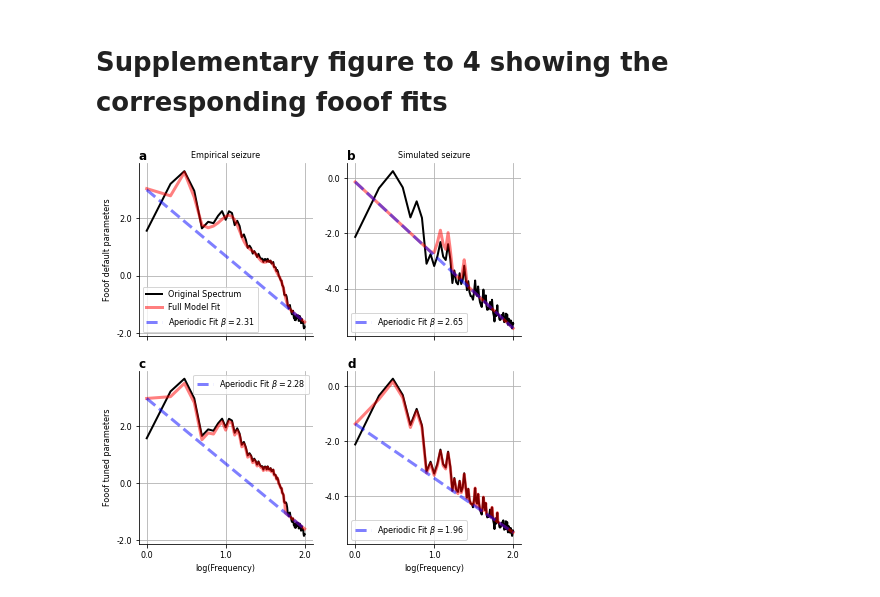
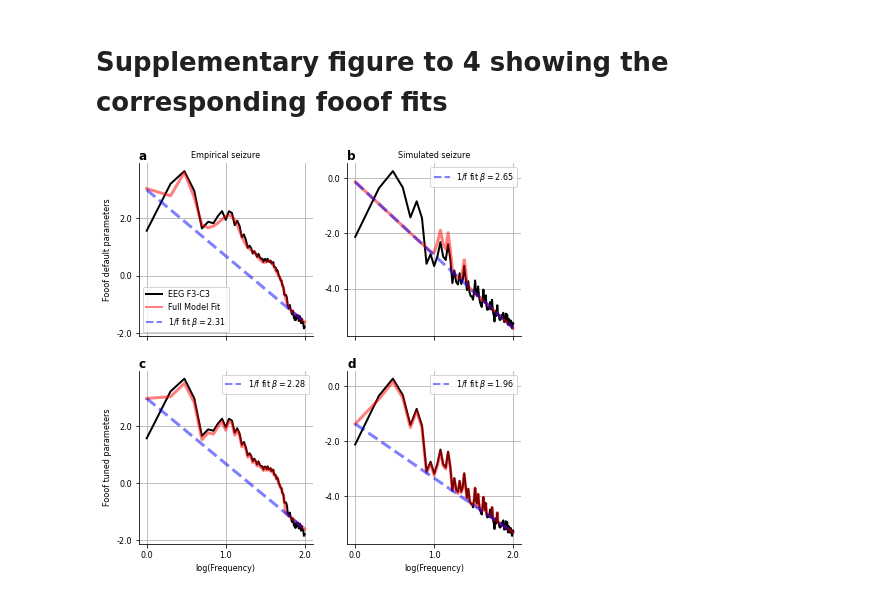
Before and after one commit to moritz-gerster/separating_periodic_from_aperiodic_PSDs, a Jupyter notebook: Fig4.ipynb, the cells around one changed output. Drawn from its saved outputs; the diff is of its cells as text; code cells hidden in the pictures.

```diff
--- a/Fig4.ipynb
+++ b/Fig4.ipynb
@@ -343,8 +343,11 @@ ax.set_xlabel("")
 yticks = ax.get_yticks()
 ax.set_yticklabels(yticks, fontsize=legend_fontsize)
 handles, labels = ax.get_legend_handles_labels()
-labels[-1] += fr" $\beta=${fm_emp.aperiodic_params_[1]:.2f}"
-ax.legend(handles, labels, fontsize=legend_fontsize)
+labels[0] = "EEG F3-C3"
+labels[-1] = fr"1/f fit $\beta=${fm_emp.aperiodic_params_[1]:.2f}"
+leg = ax.legend(handles, labels, fontsize=legend_fontsize)
+for handle in leg.legendHandles:
+    handle.set_linewidth(2)
 ax.text(s="a", **panel_labels, transform=ax.transAxes)
 
 ax = axes[0, 1]
@@ -356,40 +359,46 @@ ax.set_xlabel("")
 yticks = ax.get_yticks()
 ax.set_yticklabels(yticks, fontsize=legend_fontsize)
 handles, labels = ax.get_legend_handles_labels()
-labels[-1] += fr" $\beta=${fm_sim.aperiodic_params_[1]:.2f}"
-ax.legend(handles[-1:], labels[-1:], fontsize=legend_fontsize)
+labels[-1] = fr"1/f fit $\beta=${fm_sim.aperiodic_params_[1]:.2f}"
+leg = ax.legend(handles[-1:], labels[-1:], fontsize=legend_fontsize)
+for handle in leg.legendHandles:
+    handle.set_linewidth(2)
 ax.text(s="b", **panel_labels, transform=ax.transAxes)
 
 ax = axes[1, 0]
 
 fm_emp_tuned.plot(plt_log=True, ax=ax)
 ax.set_ylabel("Fooof tuned parameters", fontsize=legend_fontsize)
 handles, labels = ax.get_legend_handles_labels()
-labels[-1] += fr" $\beta=${fm_emp_tuned.aperiodic_params_[1]:.2f}"
-ax.legend(handles[-1:], labels[-1:], fontsize=legend_fontsize)
+labels[-1] = fr"1/f fit $\beta=${fm_emp_tuned.aperiodic_params_[1]:.2f}"
+leg = ax.legend(handles[-1:], labels[-1:], fontsize=legend_fontsize)
+for handle in leg.legendHandles:
+    handle.set_linewidth(2)
 xticks = ax.get_xticks()
 yticks = ax.get_yticks()
 ax.set_xticklabels(xticks, fontsize=legend_fontsize)
 ax.set_yticklabels(yticks, fontsize=legend_fontsize)
 ax.set_xlabel("log(Frequency)", fontsize=legend_fontsize)
 ax.text(s="c", **panel_labels, transform=ax.transAxes)
 
 ax = axes[1, 1]
 
 fm_sim_tuned.plot(plt_log=True, ax=ax)
 ax.set_xlabel("log(Frequency)", fontsize=legend_fontsize)
 ax.set_ylabel("")
 xticks = ax.get_xticks()
 ax.set_xticklabels(xticks, fontsize=legend_fontsize)
 yticks = ax.get_yticks()
 ax.set_yticklabels(yticks, fontsize=legend_fontsize)
 handles, labels = ax.get_legend_handles_labels()
-labels[-1] += fr" $\beta=${fm_sim_tuned.aperiodic_params_[1]:.2f}"
-ax.legend(handles[-1:], labels[-1:], fontsize=legend_fontsize)
+labels[-1] = fr"1/f fit $\beta=${fm_sim_tuned.aperiodic_params_[1]:.2f}"
+leg = ax.legend(handles[-1:], labels[-1:], fontsize=legend_fontsize)
+for handle in leg.legendHandles:
+    handle.set_linewidth(2)
 ax.text(s="d", **panel_labels, transform=ax.transAxes)
 
 plt.savefig(fig_path + "Fig4_SuppMat.pdf", bbox_inches="tight")
 plt.savefig(fig_path + "Fig4_SuppMat.png", dpi=1000,
             bbox_inches="tight")
 # %% [output]
-[figure, old version]
+[figure, new version]
```
Also changed, not shown: 1 other file.
